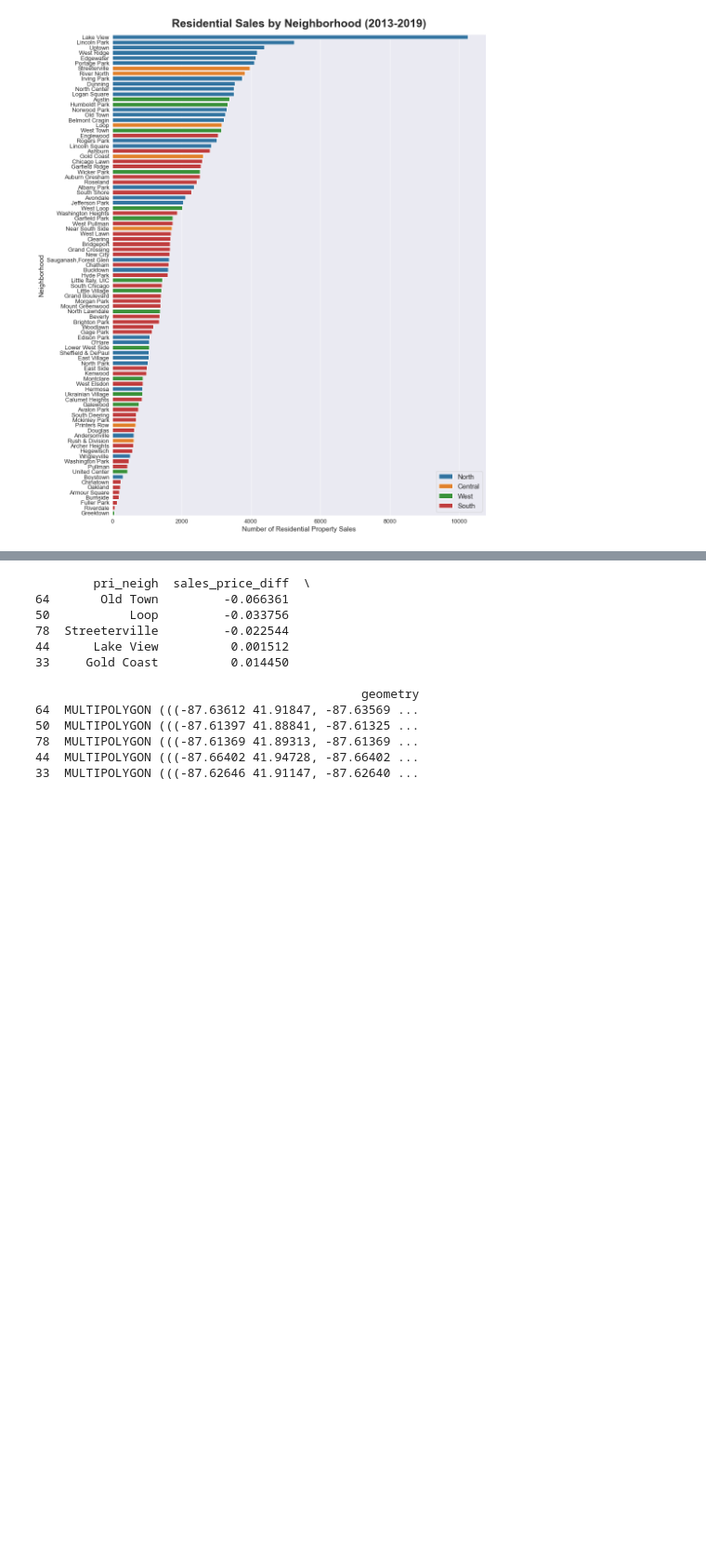
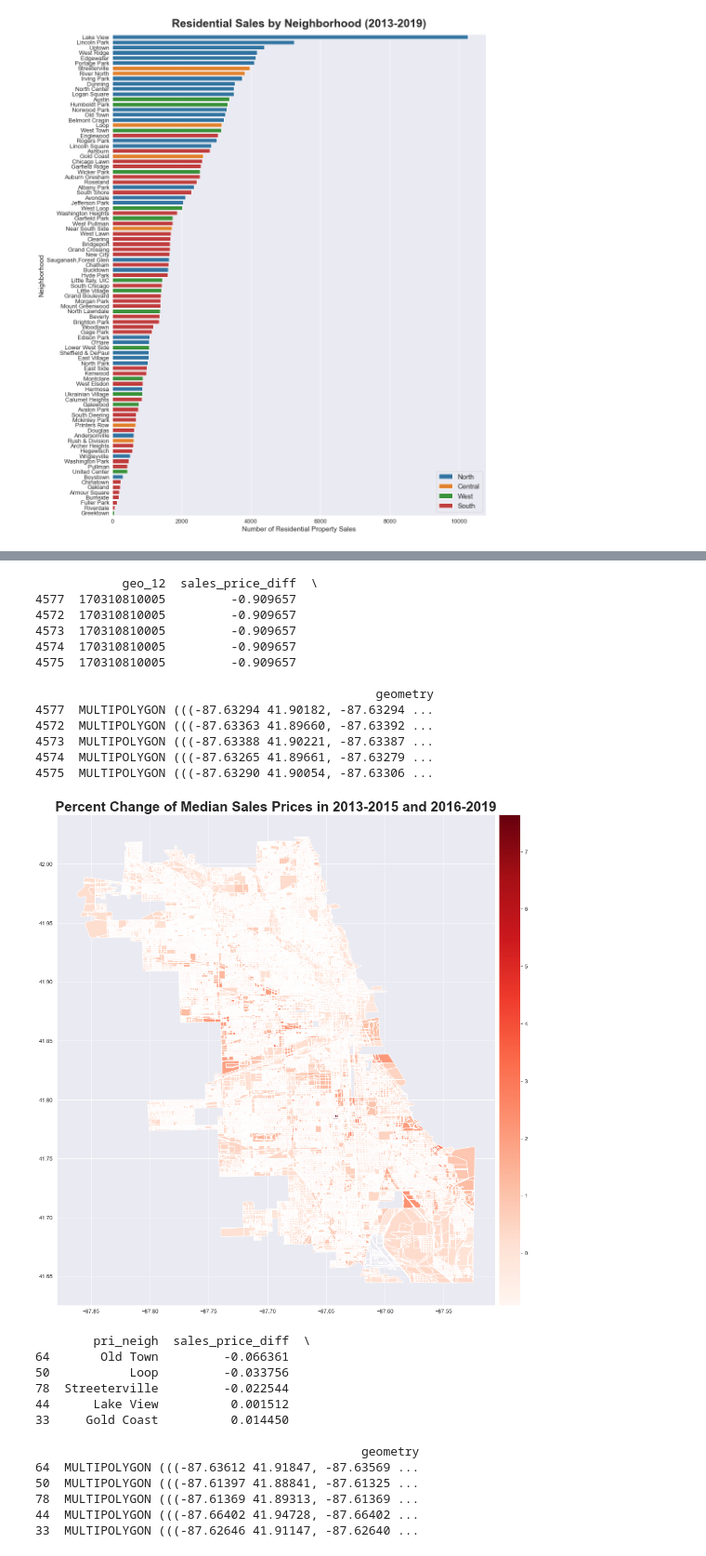
Before and after one commit to ymericson/ml-project, a Jupyter notebook: data_viz.ipynb, the cells around one changed output, grey strips where cells are left out. Shown at 93% size. Cells and saved outputs as stored; diff of their text form; code cells hidden in the pictures; blank space fills up the shorter version.

```diff
--- a/data_viz.ipynb
+++ b/data_viz.ipynb
@@ -358,0 +407,3 @@ plt.show()
+# %%
+final_df["geo_12"] = final_df["GEO_ID"].map(lambda x: str(x)[-12:])
+final_df.head()
@@ -358,0 +467,7 @@ plt.show()
+# %%
+sales_compare = final_df.groupby(['geo_12', 'Year'])['sale_price'].median().unstack()
+sales_compare['2013-2015'] = sales_compare[[2013, 2014, 2015]].mean(axis=1)
+sales_compare['2016-2019'] = sales_compare[[2016, 2017, 2018, 2019]].mean(axis=1)
+sales_compare['sales_price_diff'] = (sales_compare['2016-2019'] - sales_compare['2013-2015'])  / sales_compare['2013-2015']
+sales_compare = sales_compare.reset_index()
+sales_compare
@@ -359,3 +488,37 @@ plt.show()
+# %%
+census_gdf = gpd.read_file("https://data.cityofchicago.org/resource/bt9m-d2mf.geojson?$limit=9999999")
+census_gdf["geo_12"] = census_gdf["geoid10"].map(lambda x: str(x)[:12])
+merged_gdf = sales_compare[['geo_12', 'sales_price_diff']]\
+    .merge(census_gdf[['geo_12', 'geometry']], on='geo_12', how="left")
+merged_gdf = gpd.GeoDataFrame(merged_gdf.drop_duplicates()).sort_values(by='sales_price_diff')
+print(merged_gdf.head())
+
+fig, ax = plt.subplots(1, 1, figsize=(13,20))
+divider = make_axes_locatable(ax)
+cax = divider.append_axes("right", size="5%", pad=0.1)
+
+ax = merged_gdf.plot(column='sales_price_diff', legend=True, cmap='Reds', ax=ax, cax=cax)
+ax.set_title('Percent Change of Median Sales Prices in 2013-2015 and 2016-2019', fontsize=25,
+             fontweight="bold", loc='center', y=2.12)
+
+fig.tight_layout()
+plt.savefig('figures/censusblock_saleprice_change_heatmap.png')
+plt.show()
+# %% [output]
+            geo_12  sales_price_diff  \
+4577  170310810005         -0.909657
+4572  170310810005         -0.909657
+4573  170310810005         -0.909657
+4574  170310810005         -0.909657
+4575  170310810005         -0.909657
+
+                                               geometry
+4577  MULTIPOLYGON (((-87.63294 41.90182, -87.63294 ...
+4572  MULTIPOLYGON (((-87.63363 41.89660, -87.63392 ...
+4573  MULTIPOLYGON (((-87.63388 41.90221, -87.63387 ...
+4574  MULTIPOLYGON (((-87.63265 41.89661, -87.63279 ...
+4575  MULTIPOLYGON (((-87.63290 41.90054, -87.63306 ...
+[figure, added]
 # %%
 sales_compare = final_df.groupby(['pri_neigh', 'Year'])['sale_price'].median().unstack()
 sales_compare['2013-2015'] = sales_compare[[2013, 2014, 2015]].mean(axis=1)
```
Also changed, not shown: parts of 9 cells of this notebook, 2 other files.
